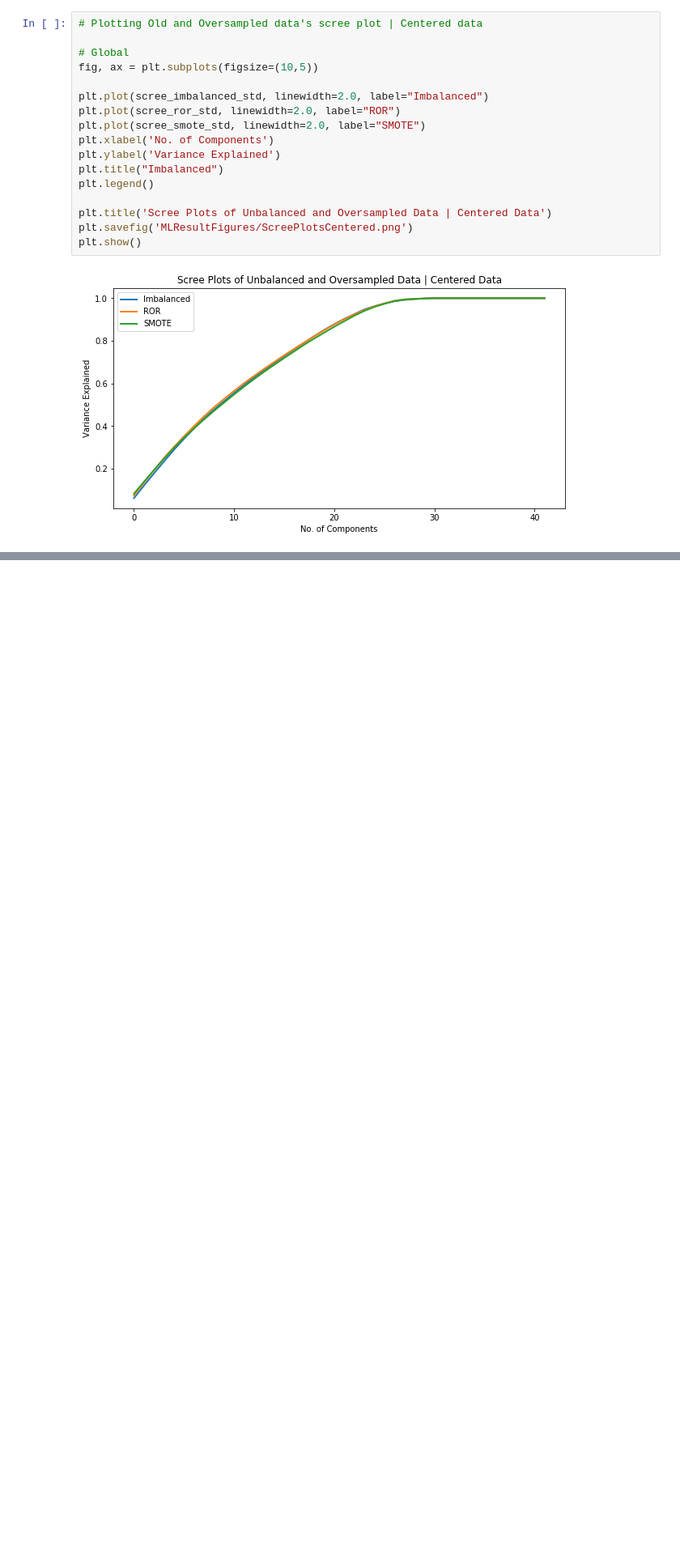
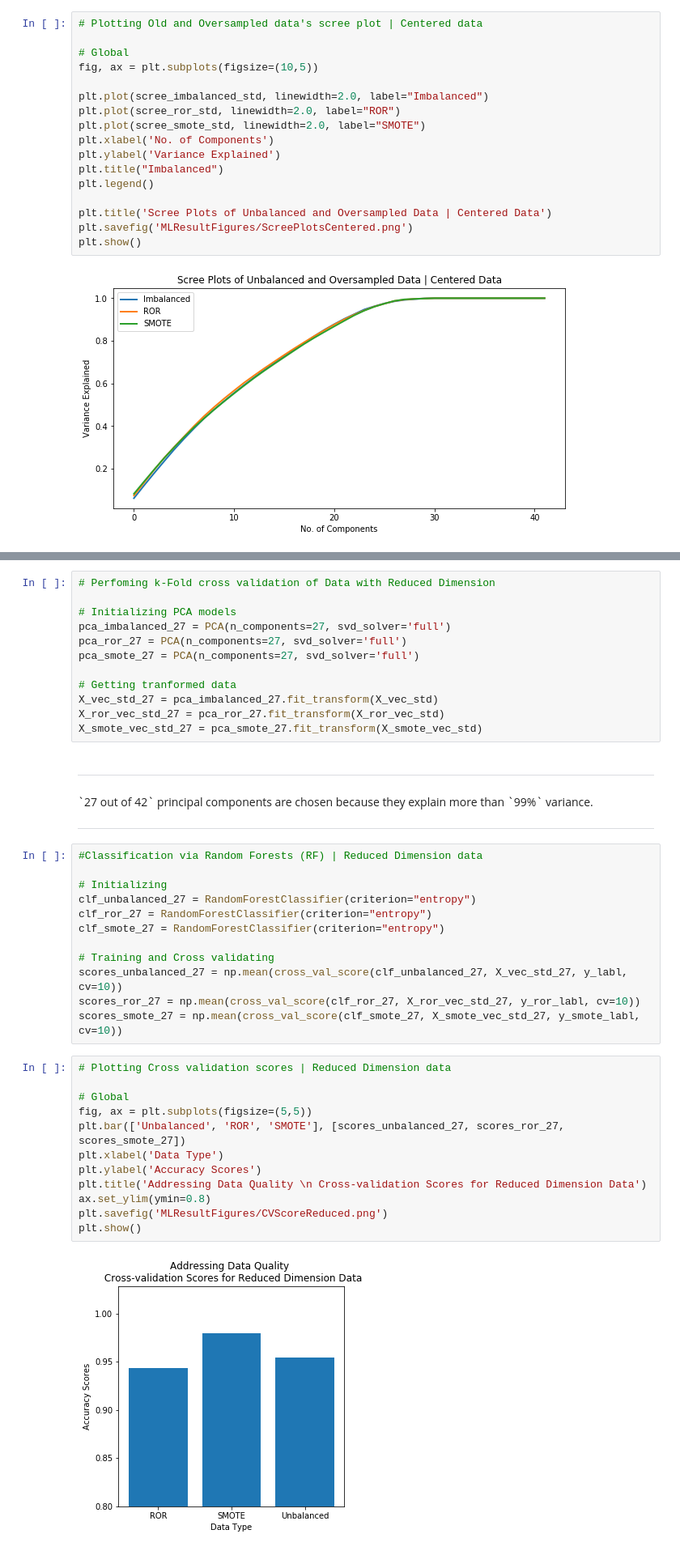
Before and after one commit to maneetgoyal/chemical-kinetics-predictor, a Jupyter notebook: Project-MachineLearning.ipynb, the cells around one changed output, grey strips where cells are left out. Shown at 81% size. Cells and saved outputs as stored; diff of their text form; blank space fills up the shorter version.

```diff
--- a/Project-MachineLearning.ipynb
+++ b/Project-MachineLearning.ipynb
@@ -230,0 +233,42 @@ Random Forest Model trained over SMOTE's data is clearly performing the best. Tw
+# %%
+# Perfoming k-Fold cross validation of Data with Reduced Dimension
+
+# Initializing PCA models
+pca_imbalanced_27 = PCA(n_components=27, svd_solver='full')
+pca_ror_27 = PCA(n_components=27, svd_solver='full')
+pca_smote_27 = PCA(n_components=27, svd_solver='full')
+
+# Getting tranformed data
+X_vec_std_27 = pca_imbalanced_27.fit_transform(X_vec_std)
+X_ror_vec_std_27 = pca_ror_27.fit_transform(X_ror_vec_std)
+X_smote_vec_std_27 = pca_smote_27.fit_transform(X_smote_vec_std)
+# %% [markdown]
+<hr>
+`27 out of 42` principal components are chosen because they explain more than `99%` variance.
+<hr>
+# %%
+#Classification via Random Forests (RF) | Reduced Dimension data
+
+# Initializing
+clf_unbalanced_27 = RandomForestClassifier(criterion="entropy")
+clf_ror_27 = RandomForestClassifier(criterion="entropy")
+clf_smote_27 = RandomForestClassifier(criterion="entropy")
+
+# Training and Cross validating
+scores_unbalanced_27 = np.mean(cross_val_score(clf_unbalanced_27, X_vec_std_27, y_labl, cv=10))
+scores_ror_27 = np.mean(cross_val_score(clf_ror_27, X_ror_vec_std_27, y_ror_labl, cv=10))
+scores_smote_27 = np.mean(cross_val_score(clf_smote_27, X_smote_vec_std_27, y_smote_labl, cv=10))
+# %%
+# Plotting Cross validation scores | Reduced Dimension data
+
+# Global
+fig, ax = plt.subplots(figsize=(5,5))
+plt.bar(['Unbalanced', 'ROR', 'SMOTE'], [scores_unbalanced_27, scores_ror_27, scores_smote_27])
+plt.xlabel('Data Type')
+plt.ylabel('Accuracy Scores')
+plt.title('Addressing Data Quality \n Cross-validation Scores for Reduced Dimension Data')
+ax.set_ylim(ymin=0.8)
+plt.savefig('MLResultFigures/CVScoreReduced.png')
+plt.show()
+# %% [output]
+[figure, added]
```
Also changed, not shown: parts of 17 cells of this notebook, 8 other files.
